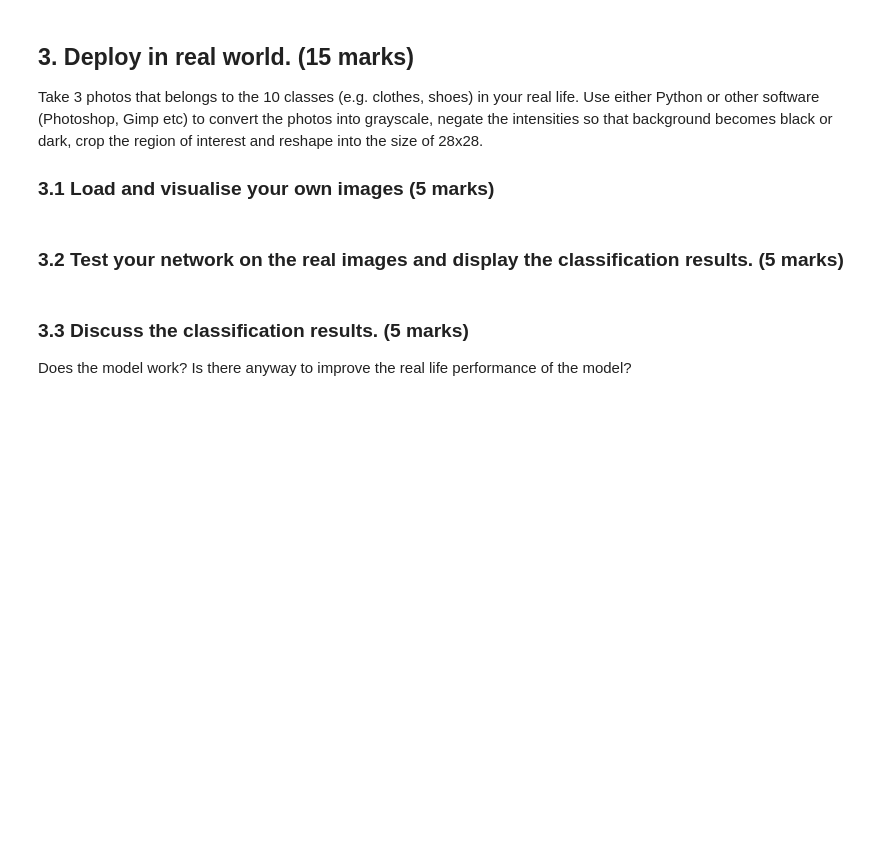
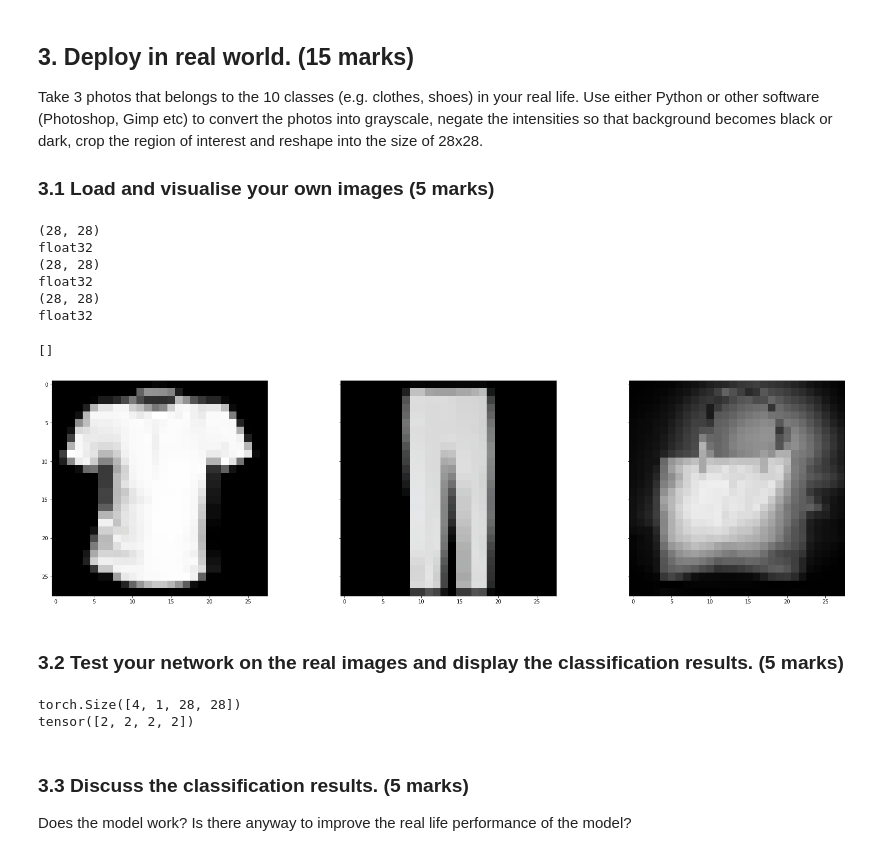
Before and after one commit to Audreydrey/Computer_Vision_2020, a Jupyter notebook: coursework_2/coursework_2.ipynb, the cells around one changed output. Saved outputs shown, nothing was run; the diff lists cells and outputs as text; code cells hidden in the pictures; blank space fills up the shorter version.

```diff
--- a/coursework_2/coursework_2.ipynb
+++ b/coursework_2/coursework_2.ipynb
@@ -301,8 +298,61 @@ sns.heatmap(cmx, annot=True)
 Take 3 photos that belongs to the 10 classes (e.g. clothes, shoes) in your real life. Use either Python or other software (Photoshop, Gimp etc) to convert the photos into grayscale, negate the intensities so that background becomes black or dark, crop the region of interest and reshape into the size of 28x28.
 
 ### 3.1 Load and visualise your own images (5 marks)
+# %%
+import imageio
+import glob
+from PIL import Image
+import matplotlib.pyplot as plt
+from mpl_toolkits.axes_grid1 import ImageGrid
+
+
+fig = plt.figure(figsize=(28., 28.))
+grid = ImageGrid(fig, 111,
+                 nrows_ncols=(1, 3),
+                 axes_pad=2)
+
+ims = []
+real_imgs = []
+for image_path in glob.glob("test_image/*.png"):
+    img= Image.open(image_path)
+    img_L = img.convert('L')
+    ims.append(img)
+    img_nd = np.array(img_L.getdata())
+    imgg = np.ndarray((28,28), buffer=img_nd)
+    imgg = np.float32(imgg)
+    real_imgs.append([imgg])
+    print(imgg.shape)
+    print(imgg.dtype)
+real_imgs.append([imgg])
+
+for ax, im in zip(grid, ims):
+    ax.imshow(im,cmap='gray', interpolation='none')
+
+plt.plot()
+# %% [output]
+(28, 28)
+float32
+(28, 28)
+float32
+(28, 28)
+float32
+[]
+[figure, added]
 # %% [markdown]
 ### 3.2 Test your network on the real images and display the classification results. (5 marks)
+# %%
+PATH = './cifar_net.pth'
+real_word_test = CNN()
+real_word_test.load_state_dict(torch.load(PATH))
+trX = torch.tensor(real_imgs)
+# trX = torch.from_numpy(np.stack(real_imgs))
+print(trX.shape)
+outputs = real_word_test(trX)
+predicted = torch.max(outputs.data, 1)[1]
+print(predicted)
+# %% [output]
+torch.Size([4, 1, 28, 28])
+tensor([2, 2, 2, 2])
 # %% [markdown]
 ### 3.3 Discuss the classification results. (5 marks)
 
```
Also changed, not shown: parts of 3 cells of this notebook, 8 other files.
